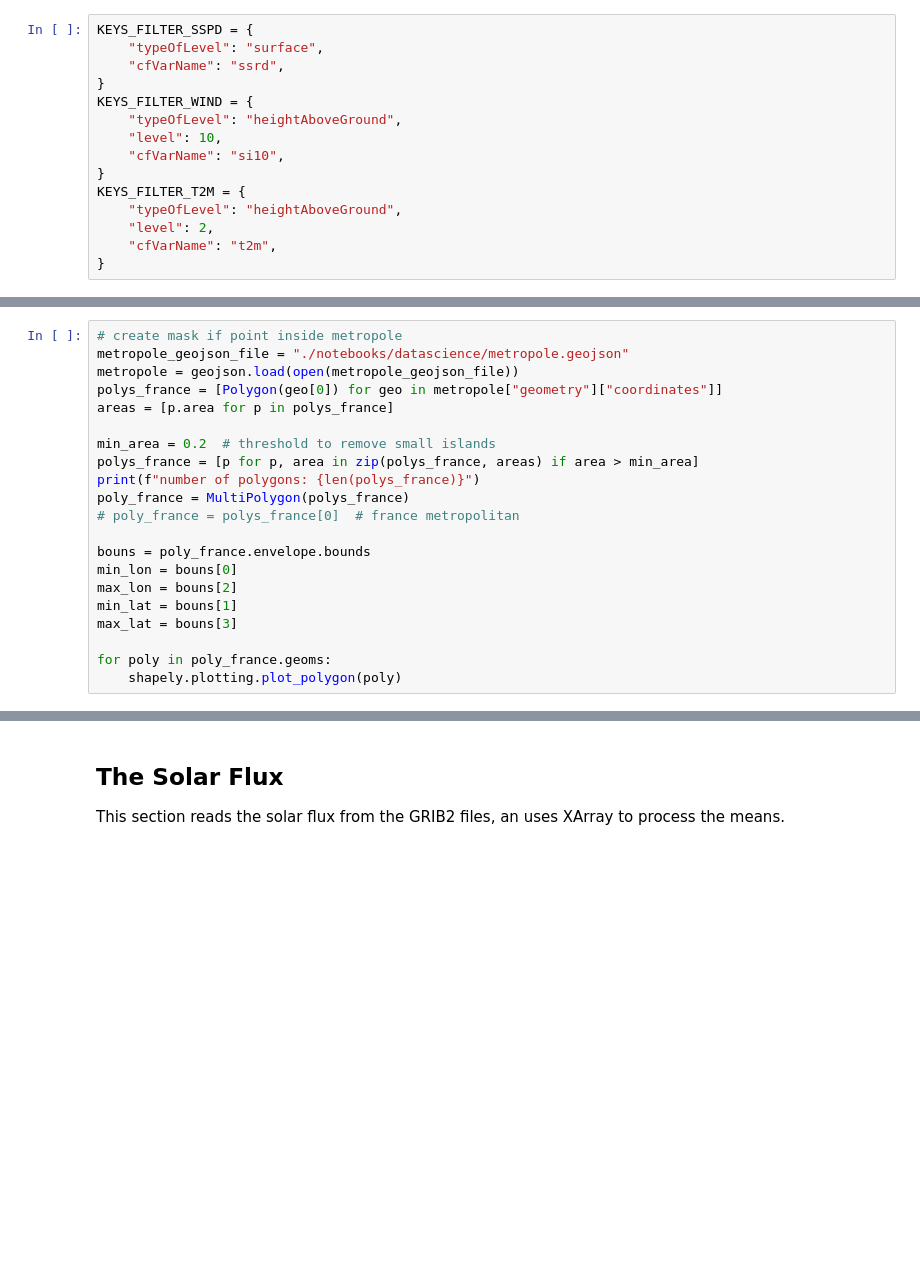
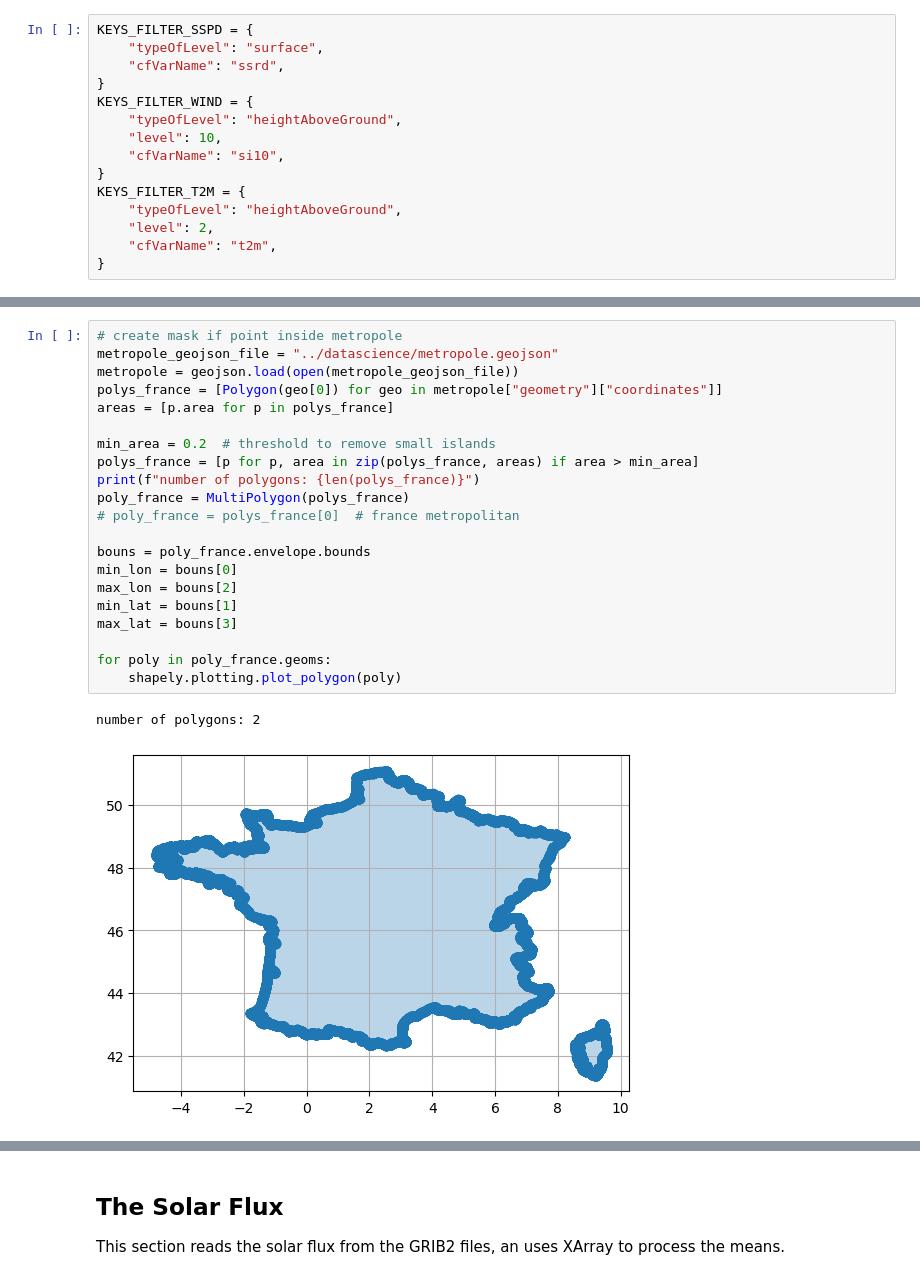
Before and after one commit to GreenForecast-Squad/energetic-stress-production, a Jupyter notebook: notebooks/weather/0_grib_to_xarray.ipynb, the cells around one changed output, grey strips where cells are left out. Saved outputs shown, nothing was run; the diff lists cells and outputs as text; blank space fills up the shorter version.

```diff
--- a/notebooks/weather/0_grib_to_xarray.ipynb
+++ b/notebooks/weather/0_grib_to_xarray.ipynb
@@ -95,21 +187,24 @@ KEYS_FILTER_T2M = {
 # %%
 # create mask if point inside metropole
-metropole_geojson_file = "./notebooks/datascience/metropole.geojson"
+metropole_geojson_file = "../datascience/metropole.geojson"
 metropole = geojson.load(open(metropole_geojson_file))
 polys_france = [Polygon(geo[0]) for geo in metropole["geometry"]["coordinates"]]
 areas = [p.area for p in polys_france]
 
 min_area = 0.2  # threshold to remove small islands
 polys_france = [p for p, area in zip(polys_france, areas) if area > min_area]
 print(f"number of polygons: {len(polys_france)}")
 poly_france = MultiPolygon(polys_france)
 # poly_france = polys_france[0]  # france metropolitan
 
 bouns = poly_france.envelope.bounds
 min_lon = bouns[0]
 max_lon = bouns[2]
 min_lat = bouns[1]
 max_lat = bouns[3]
 
 for poly in poly_france.geoms:
     shapely.plotting.plot_polygon(poly)
+# %% [output]
+number of polygons: 2
+[figure, added]
```
Also changed, not shown: parts of 99 cells of this notebook, 6 other files.
